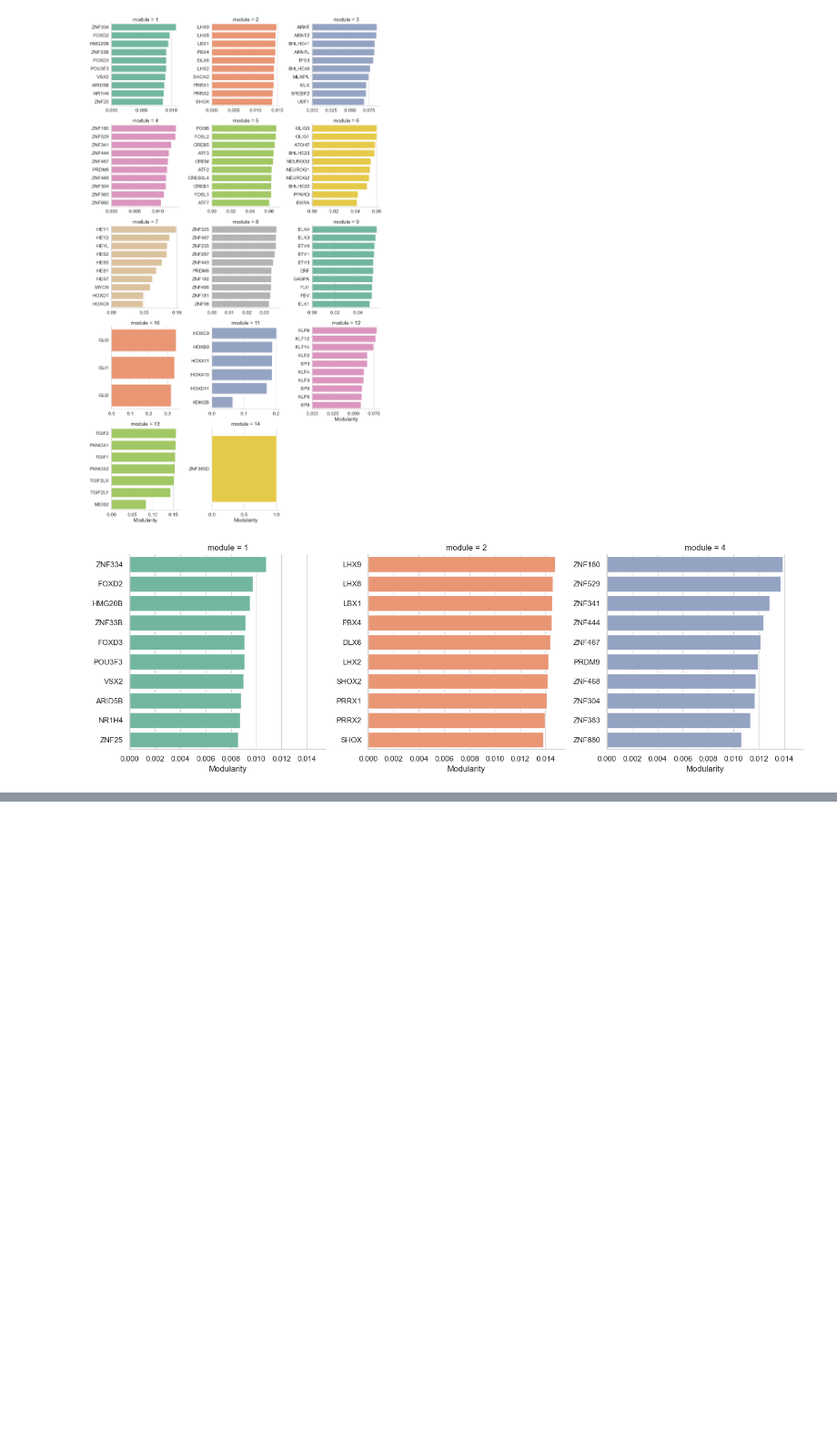
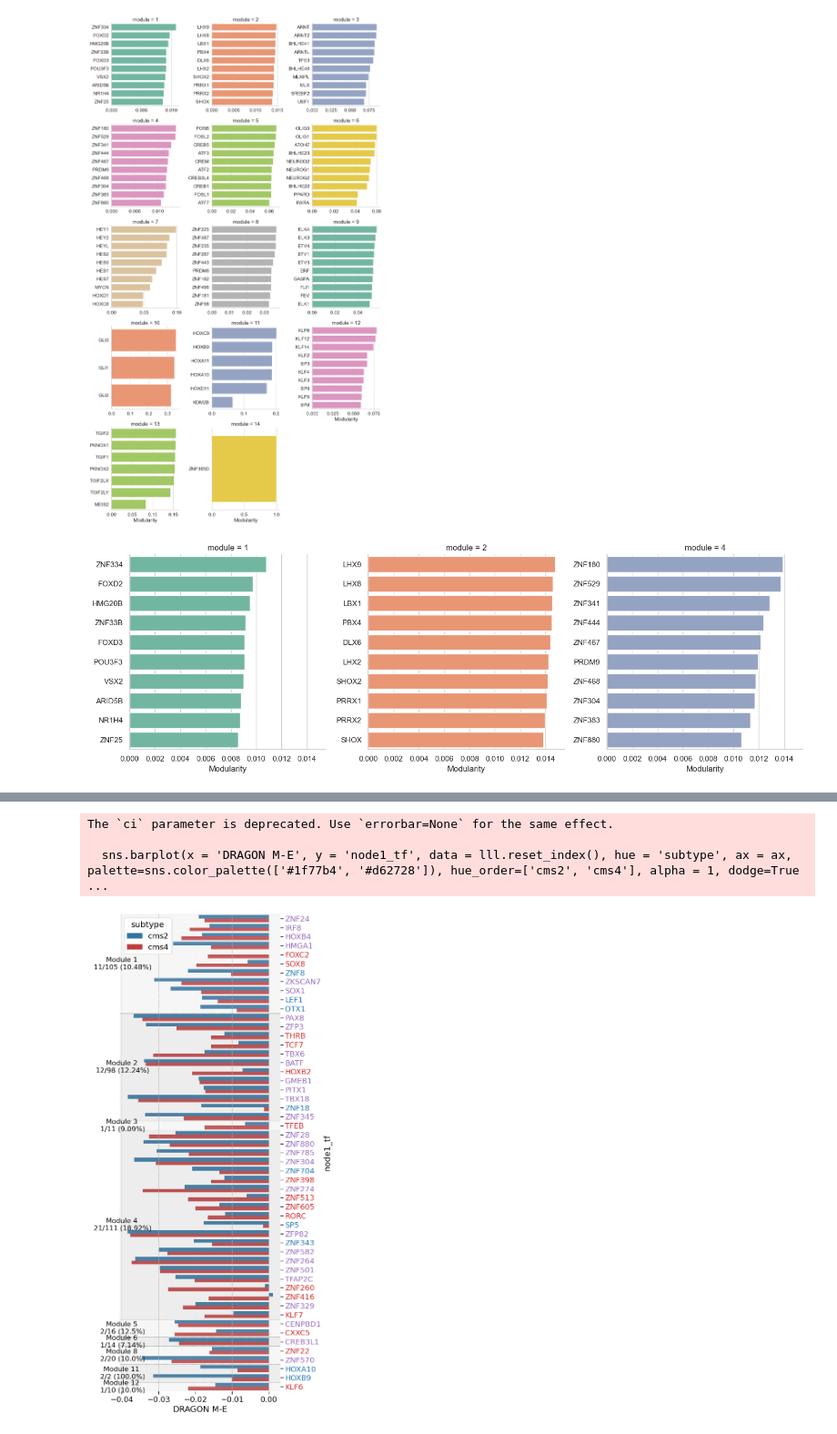
Before and after one commit to QuackenbushLab/tcga-data-supplement, a Jupyter notebook: notebooks/coad_subtype_alpaca_connectivity.ipynb, the cells around one changed output, grey strips where cells are left out. Shown at 91% size. Drawn from its saved outputs; the diff is of its cells as text; code cells hidden in the pictures; blank space fills up the shorter version.

```diff
--- a/notebooks/coad_subtype_alpaca_connectivity.ipynb
+++ b/notebooks/coad_subtype_alpaca_connectivity.ipynb
@@ -450,0 +732,15 @@ g1.fig.savefig(outputDir + 'top_tfs_modules_1_2_4.pdf', dpi=300)
+# %%
+membership_dragon['cms2-cms4'] = membership_dragon['cms2'] - membership_dragon['cms4']
+membership_dragon['lower_cms2_cms4'] = 2*membership_dragon['cms2_lower']+1*membership_dragon['cms4_lower']
+membership_dragon['lower_cms2_cms4']  = membership_dragon['lower_cms2_cms4'].map({0:'none', 1:'cms4', 2:'cms2', 3:'both'})
+# %%
+l2 = membership_dragon[membership_dragon['lower']>0].loc[:,['module','node1_tf','cms2','cms2_lower','lower_cms2_cms4']].reset_index()
+l2.columns = ['index', 'module', 'node1_tf', 'DRAGON M-E', 'islower', 'lower_cms2_cms4']
+l2['subtype'] = 'cms2'
+
+l4 = membership_dragon[membership_dragon['lower']>0].loc[:,['module','node1_tf','cms4','cms4_lower','lower_cms2_cms4']].reset_index()
+l4.columns = ['index', 'module', 'node1_tf', 'DRAGON M-E', 'islower', 'lower_cms2_cms4']
+l4['subtype'] = 'cms4'
+
+lll = pd.concat([l2, l4], axis=0)
+lll
@@ -450,0 +761,51 @@ g1.fig.savefig(outputDir + 'top_tfs_modules_1_2_4.pdf', dpi=300)
+# %%
+lll = lll.sort_values('module')
+f, ax = plt.subplots(figsize=(5,15))
+pal = sns.color_palette(['#808080', '#1f77b4', '#d62728', '#9467bd'])
+
+ax.grid(axis = 'x', linestyle='--', linewidth=0.5)
+
+sns.barplot(x = 'DRAGON M-E', y = 'node1_tf', data = lll.reset_index(), hue = 'subtype', ax = ax, palette=sns.color_palette(['#1f77b4', '#d62728']), hue_order=['cms2', 'cms4'], alpha = 1, dodge=True, ci=None)
+# add horizontal lines for each module, you need to count how many TFs are in each module, because they need to separate
+# the bars
+total = 0
+for i, module in enumerate(lll['module'].unique()):
+    n_tfs = len(lll[lll['module']==module])/2
+    total = total + n_tfs
+    plt.axhline(y=total-0.5, color='gray', linestyle='--', linewidth=0.5)
+    # chose a dark gray color for the module label
+    plt.text(-0.04, total-n_tfs/2-0.5, f'Module {module}\n {number_tf_map[module]}', fontsize=12, va='center', ha='center', color='Black', rotation = 0)
+
+# Can you swap the ytick labels to be on the right side of the plot?
+ax.yaxis.tick_right()
+ax.yaxis.set_label_position("right")
+
+# Color the yticklabels based on lower_cms2_cms4
+for i, label in enumerate(ax.get_yticklabels()):
+    a = lll[lll['node1_tf'] == label.get_text()]['lower_cms2_cms4']
+    if a.iloc[0] == 'cms2':
+        label.set_color('#1f77b4')
+    elif a.iloc[0] == 'cms4':
+        label.set_color('#d62728')
+    elif a.iloc[0] == 'both':
+        label.set_color('#9467bd')
+    else:
+        label.set_color('gray')
+
+# Despine the axes
+sns.despine(ax=ax, left=True, bottom=True)
+
+# Can you color the module background alternating dark and light gray?
+total = 0
+for i, module in enumerate(lll['module'].unique()):
+    n_tfs = len(lll[lll['module']==module])/2
+    total = total + n_tfs
+    if i % 2 == 0:
+        ax.add_patch(plt.Rectangle((-0.05, total-n_tfs-0.5), 1.05, n_tfs, color='lightgray', alpha=0.2))
+    else:
+        ax.add_patch(plt.Rectangle((-0.05, total-n_tfs-0.5), 1.05, n_tfs, color='darkgray', alpha=0.2))
+# %% [output]
+The `ci` parameter is deprecated. Use `errorbar=None` for the same effect.
+
+  sns.barplot(x = 'DRAGON M-E', y = 'node1_tf', data = lll.reset_index(), hue = 'subtype', ax = ax, palette=sns.color_palette(['#1f77b4', '#d62728']), hue_order=['cms2', 'cms4'], alpha = 1, dodge=True ...
+[figure, added]
```
Also changed, not shown: parts of 41 cells of this notebook, 7 other files.
